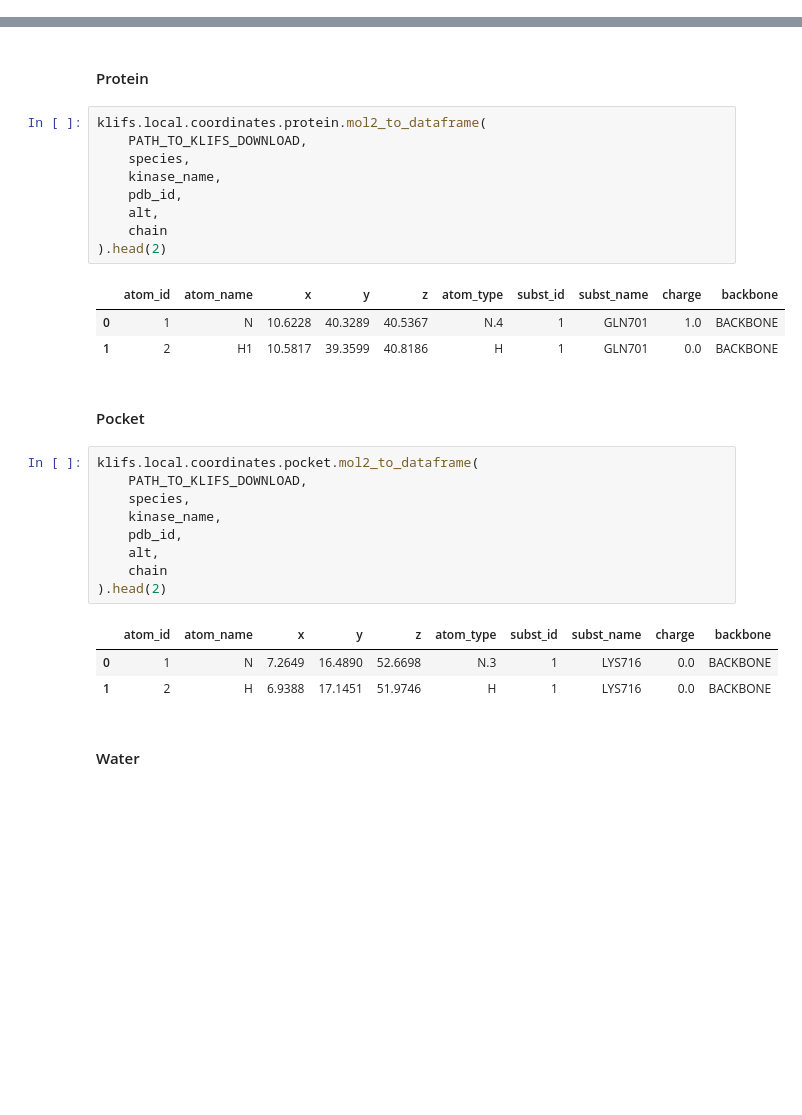
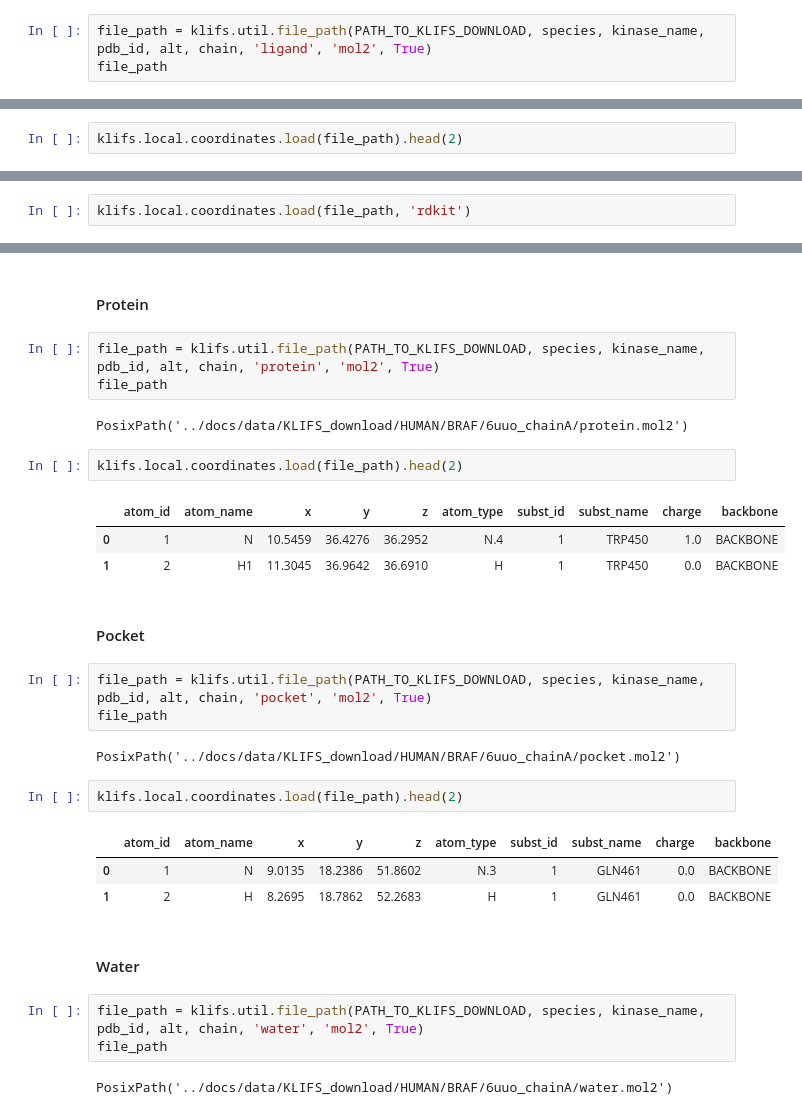
Before and after one commit to volkamerlab/klifs_utils, a Jupyter notebook: docs/tutorial.ipynb, the cells around one changed output, grey strips where cells are left out. Drawn from its saved outputs; the diff is of its cells as text; blank space fills up the shorter version.

```diff
--- a/docs/tutorial.ipynb
+++ b/docs/tutorial.ipynb
@@ -374,0 +366,3 @@ klifs.local.coordinates.complex.mol2_to_dataframe(
+# %%
+file_path = klifs.util.file_path(PATH_TO_KLIFS_DOWNLOAD, species, kinase_name, pdb_id, alt, chain, 'ligand', 'mol2', True)
+file_path
@@ -374,0 +371,2 @@ klifs.local.coordinates.complex.mol2_to_dataframe(
+# %%
+klifs.local.coordinates.load(file_path).head(2)
@@ -374,0 +377,2 @@ klifs.local.coordinates.complex.mol2_to_dataframe(
+# %%
+klifs.local.coordinates.load(file_path, 'rdkit')
@@ -375,33 +381,34 @@ klifs.local.coordinates.complex.mol2_to_dataframe(
 # %% [markdown]
 #### Protein
+# %%
+file_path = klifs.util.file_path(PATH_TO_KLIFS_DOWNLOAD, species, kinase_name, pdb_id, alt, chain, 'protein', 'mol2', True)
+file_path
+# %% [output]
+PosixPath('../docs/data/KLIFS_download/HUMAN/BRAF/6uuo_chainA/protein.mol2')
 # %%
-klifs.local.coordinates.protein.mol2_to_dataframe(
-    PATH_TO_KLIFS_DOWNLOAD,
-    species,
-    kinase_name,
-    pdb_id,
-    alt,
-    chain
-).head(2)
+klifs.local.coordinates.load(file_path).head(2)
 # %% [output]
 |  | atom_id | atom_name | x | y | z | atom_type | subst_id | subst_name | charge | backbone |
-| 0 | 1 | N | 10.6228 | 40.3289 | 40.5367 | N.4 | 1 | GLN701 | 1.0 | BACKBONE |
-| 1 | 2 | H1 | 10.5817 | 39.3599 | 40.8186 | H | 1 | GLN701 | 0.0 | BACKBONE |
+| 0 | 1 | N | 10.5459 | 36.4276 | 36.2952 | N.4 | 1 | TRP450 | 1.0 | BACKBONE |
+| 1 | 2 | H1 | 11.3045 | 36.9642 | 36.6910 | H | 1 | TRP450 | 0.0 | BACKBONE |
 # %% [markdown]
 #### Pocket
+# %%
+file_path = klifs.util.file_path(PATH_TO_KLIFS_DOWNLOAD, species, kinase_name, pdb_id, alt, chain, 'pocket', 'mol2', True)
+file_path
+# %% [output]
+PosixPath('../docs/data/KLIFS_download/HUMAN/BRAF/6uuo_chainA/pocket.mol2')
 # %%
-klifs.local.coordinates.pocket.mol2_to_dataframe(
-    PATH_TO_KLIFS_DOWNLOAD,
-    species,
-    kinase_name,
-    pdb_id,
-    alt,
-    chain
-).head(2)
+klifs.local.coordinates.load(file_path).head(2)
 # %% [output]
 |  | atom_id | atom_name | x | y | z | atom_type | subst_id | subst_name | charge | backbone |
-| 0 | 1 | N | 7.2649 | 16.4890 | 52.6698 | N.3 | 1 | LYS716 | 0.0 | BACKBONE |
-| 1 | 2 | H | 6.9388 | 17.1451 | 51.9746 | H | 1 | LYS716 | 0.0 | BACKBONE |
+| 0 | 1 | N | 9.0135 | 18.2386 | 51.8602 | N.3 | 1 | GLN461 | 0.0 | BACKBONE |
+| 1 | 2 | H | 8.2695 | 18.7862 | 52.2683 | H | 1 | GLN461 | 0.0 | BACKBONE |
 # %% [markdown]
 #### Water
+# %%
+file_path = klifs.util.file_path(PATH_TO_KLIFS_DOWNLOAD, species, kinase_name, pdb_id, alt, chain, 'water', 'mol2', True)
+file_path
+# %% [output]
+PosixPath('../docs/data/KLIFS_download/HUMAN/BRAF/6uuo_chainA/water.mol2')
 # %%
```
Also changed, not shown: parts of 36 cells of this notebook, 17 other files.
